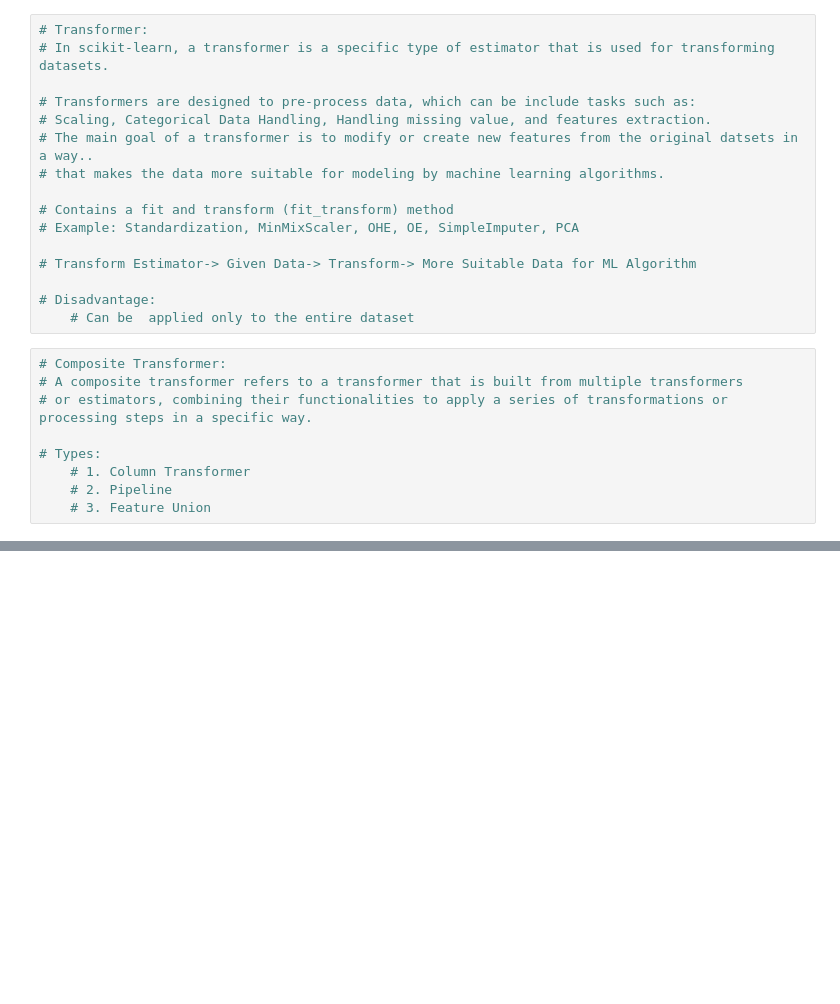
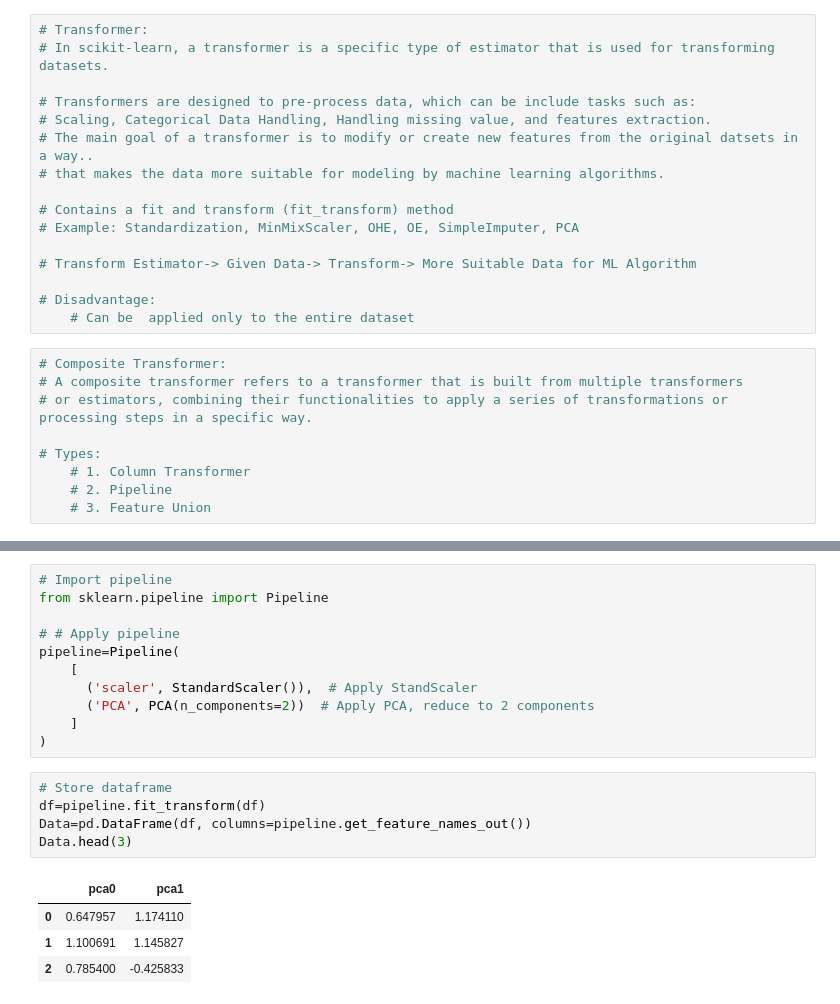
Before and after one commit to Mostafij-k/ML_Algorithm_Intuition, a Jupyter notebook: Sklearn_Details.ipynb, the cells around one changed output, grey strips where cells are left out. Drawn from its saved outputs; the diff is of its cells as text; blank space fills up the shorter version.

```diff
--- a/Sklearn_Details.ipynb
+++ b/Sklearn_Details.ipynb
@@ -62,0 +196,21 @@
+# %%
+# Import pipeline
+from sklearn.pipeline import Pipeline
+
+# # Apply pipeline
+pipeline=Pipeline(
+    [
+      ('scaler', StandardScaler()),  # Apply StandScaler
+      ('PCA', PCA(n_components=2))  # Apply PCA, reduce to 2 components
+    ]
+)
+# %%
+# Store dataframe
+df=pipeline.fit_transform(df)
+Data=pd.DataFrame(df, columns=pipeline.get_feature_names_out())
+Data.head(3)
+# %% [output]
+|  | pca0 | pca1 |
+| 0 | 0.647957 | 1.174110 |
+| 1 | 1.100691 | 1.145827 |
+| 2 | 0.785400 | -0.425833 |
```
Also changed, not shown: parts of 19 cells of this notebook.
